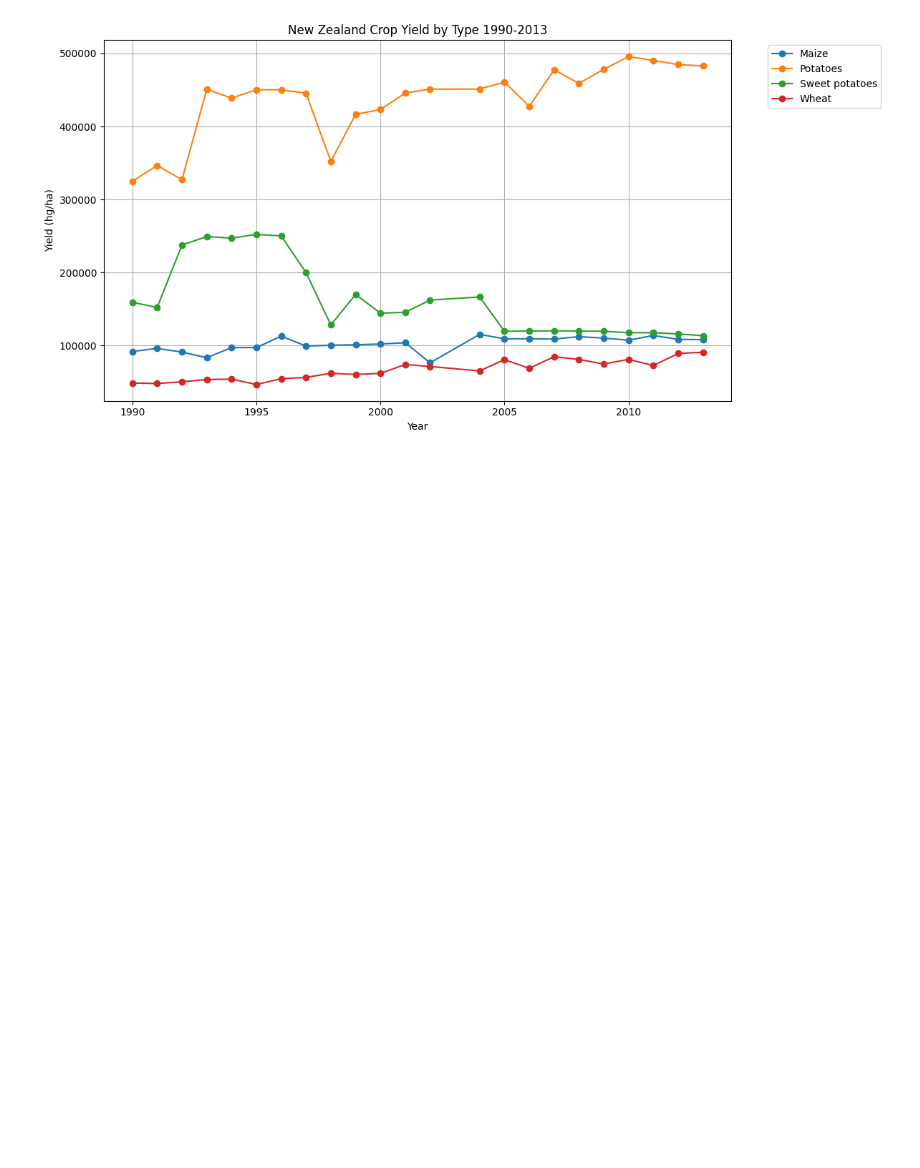
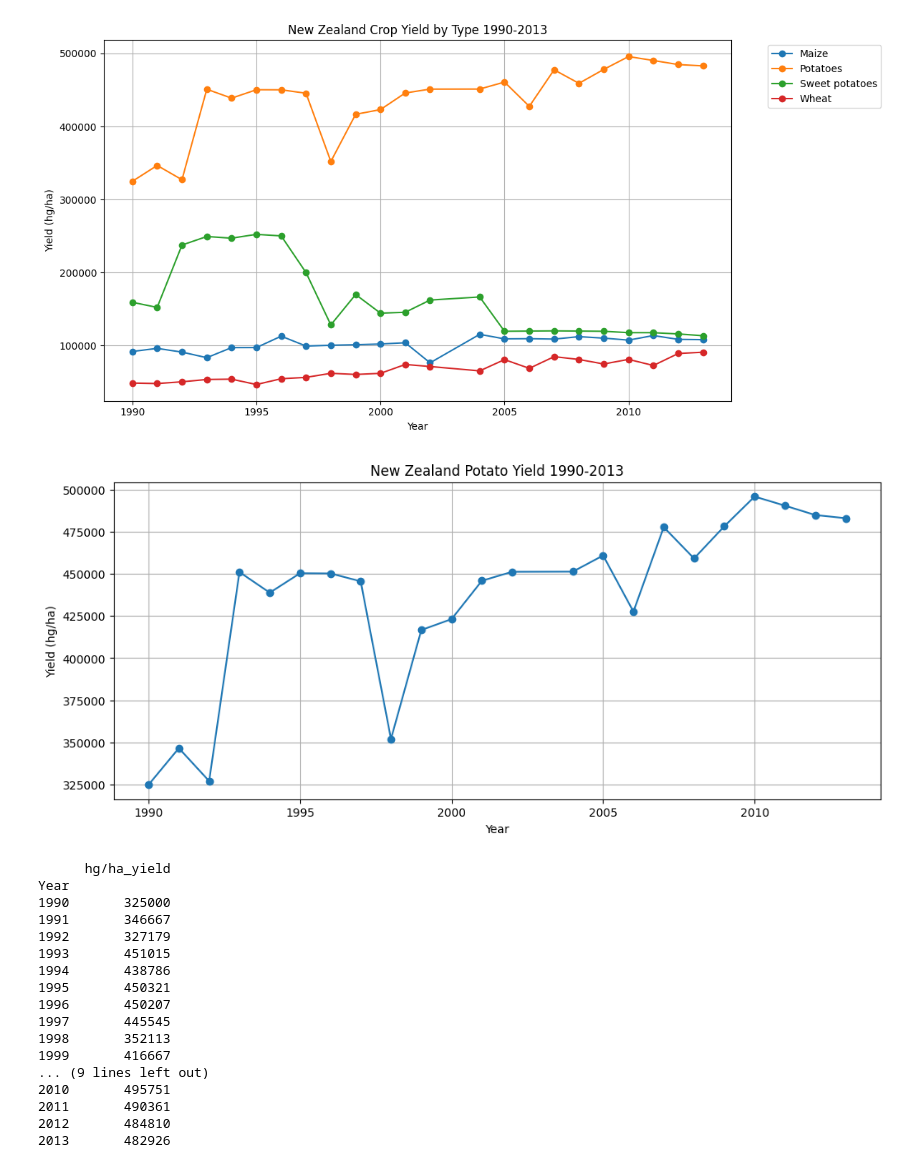
Before and after one commit to leviscat/crop_analysis, a Jupyter notebook: time_series_analysis.ipynb, the cells around one changed output. Drawn from its saved outputs; the diff is of its cells as text; code cells hidden in the pictures; blank space fills up the shorter version.

```diff
--- a/time_series_analysis.ipynb
+++ b/time_series_analysis.ipynb
@@ -76,3 +76,39 @@ plt.tight_layout()
 plt.show()
 # %% [output]
 [figure]
+# %%
+from statsmodels.tsa.arima.model import ARIMA
+import warnings
+warnings.filterwarnings('ignore')
+
+nz_potato = df[(df['Area'] == 'New Zealand') & (df['Item'] == 'Potatoes')][['Year', 'hg/ha_yield']]
+nz_potato = nz_potato.set_index('Year')
+
+plt.figure(figsize=(12, 5))
+plt.plot(nz_potato.index, nz_potato['hg/ha_yield'], marker='o')
+plt.title('New Zealand Potato Yield 1990-2013')
+plt.xlabel('Year')
+plt.ylabel('Yield (hg/ha)')
+plt.grid(True)
+plt.show()
+
+print(nz_potato)
+# %% [output]
+[figure, added]
+      hg/ha_yield
+Year
+1990       325000
+1991       346667
+1992       327179
+1993       451015
+1994       438786
+1995       450321
+1996       450207
+1997       445545
+1998       352113
+1999       416667
+... (9 lines left out)
+2010       495751
+2011       490361
+2012       484810
+2013       482926
```
Also changed, not shown: parts of 1 cell of this notebook.
